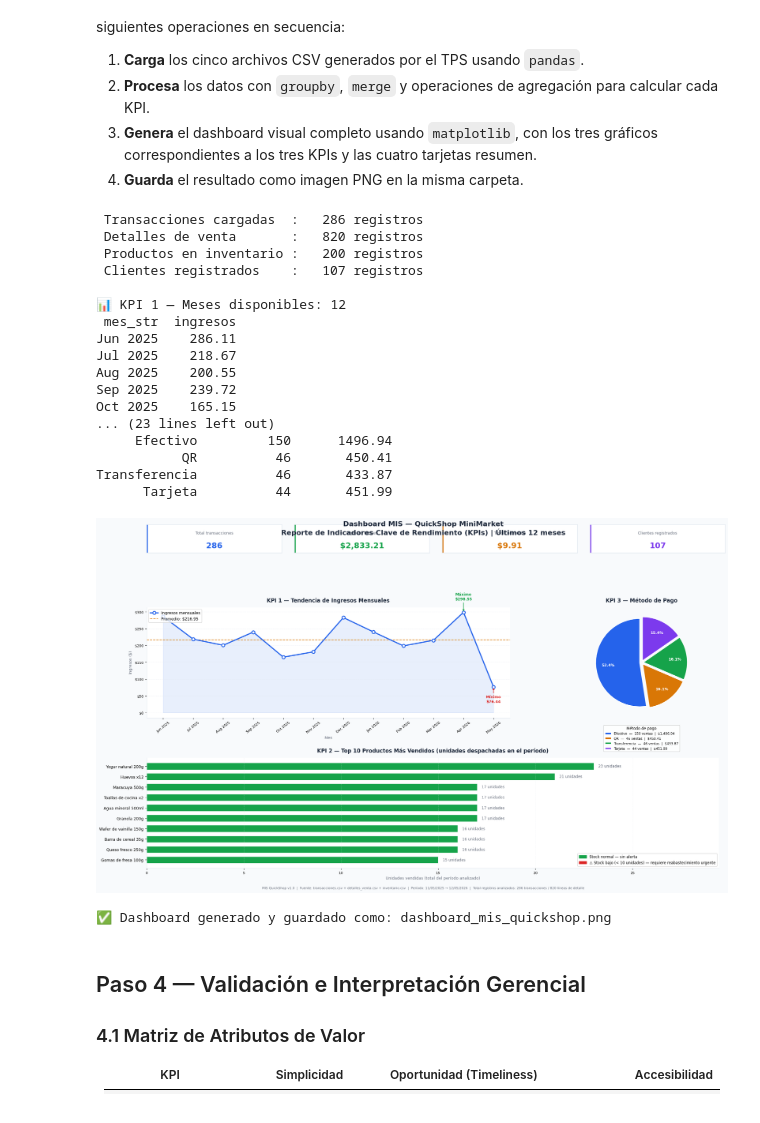
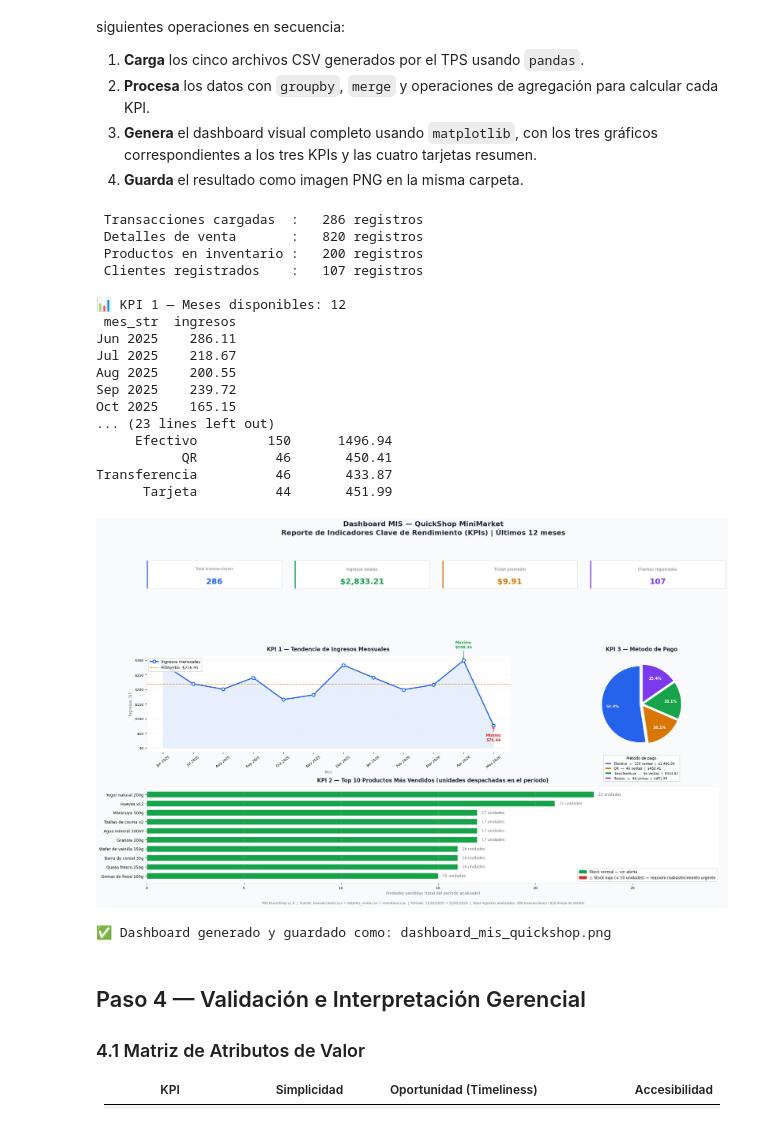
Before and after one commit to gabrielquilachaminds-cloud/Proyecto-ISI---Primer-Bimestre, a Jupyter notebook: Untitled.ipynb, the cells around one changed output. Saved outputs shown, nothing was run; the diff lists cells and outputs as text; code cells hidden in the pictures.

```diff
--- a/Untitled.ipynb
+++ b/Untitled.ipynb
@@ -242,7 +242,7 @@ fig = plt.figure(figsize=(20, 12), facecolor=COLORES["fondo"])
 fig.suptitle(
     "Dashboard MIS — QuickShop MiniMarket\n"
     "Reporte de Indicadores Clave de Rendimiento (KPIs) | Últimos 12 meses",
-    fontsize=16, fontweight="bold", color="#1E293B", y=0.98
+    fontsize=16, fontweight="bold", color="#1E293B", y=1.02
 )
 
 gs = GridSpec(
@@ -251,7 +251,7 @@ gs = GridSpec(
     height_ratios=[0.18, 1, 1],
     hspace=0.50,
     wspace=0.35,
-    left=0.06, right=0.97, top=0.91, bottom=0.06
+    left=0.06, right=0.97, top=0.80, bottom=0.06
 )
 
 # ─────────────────────────────────────────────────────────────────
@@ -266,7 +266,7 @@ tarjetas = [
 
 for i, (titulo, valor, color) in enumerate(tarjetas):
     x_pos = 0.06 + i * 0.235
-    ax_card = fig.add_axes([x_pos, 0.895, 0.215, 0.075])
+    ax_card = fig.add_axes([x_pos, 0.84, 0.215, 0.075])
     ax_card.set_facecolor(COLORES["panel"])
     for spine in ax_card.spines.values():
         spine.set_edgecolor(COLORES["borde"])
@@ -506,34 +506,34 @@ fig.text(
     color=COLORES["gris"]
 )
 
 # ── Guardar y mostrar ────────────────────────────────────────────
 plt.savefig(
     "dashboard_mis_quickshop.png",
     dpi=150,
     bbox_inches="tight",
     facecolor=COLORES["fondo"]
 )
 plt.show()
 print("\n✅ Dashboard generado y guardado como: dashboard_mis_quickshop.png")
 # %% [output]
  Transacciones cargadas  :   286 registros
  Detalles de venta       :   820 registros
  Productos en inventario :   200 registros
  Clientes registrados    :   107 registros
 
 📊 KPI 1 — Meses disponibles: 12
  mes_str  ingresos
 Jun 2025    286.11
 Jul 2025    218.67
 Aug 2025    200.55
 Sep 2025    239.72
 Oct 2025    165.15
 ... (23 lines left out)
      Efectivo         150      1496.94
            QR          46       450.41
 Transferencia          46       433.87
       Tarjeta          44       451.99
-[figure, old version]
+[figure, new version]
 ✅ Dashboard generado y guardado como: dashboard_mis_quickshop.png
 # %% [markdown]
 ## Paso 4 — Validación e Interpretación Gerencial
```
Also changed, not shown: parts of 1 cell of this notebook, 1 other file.
